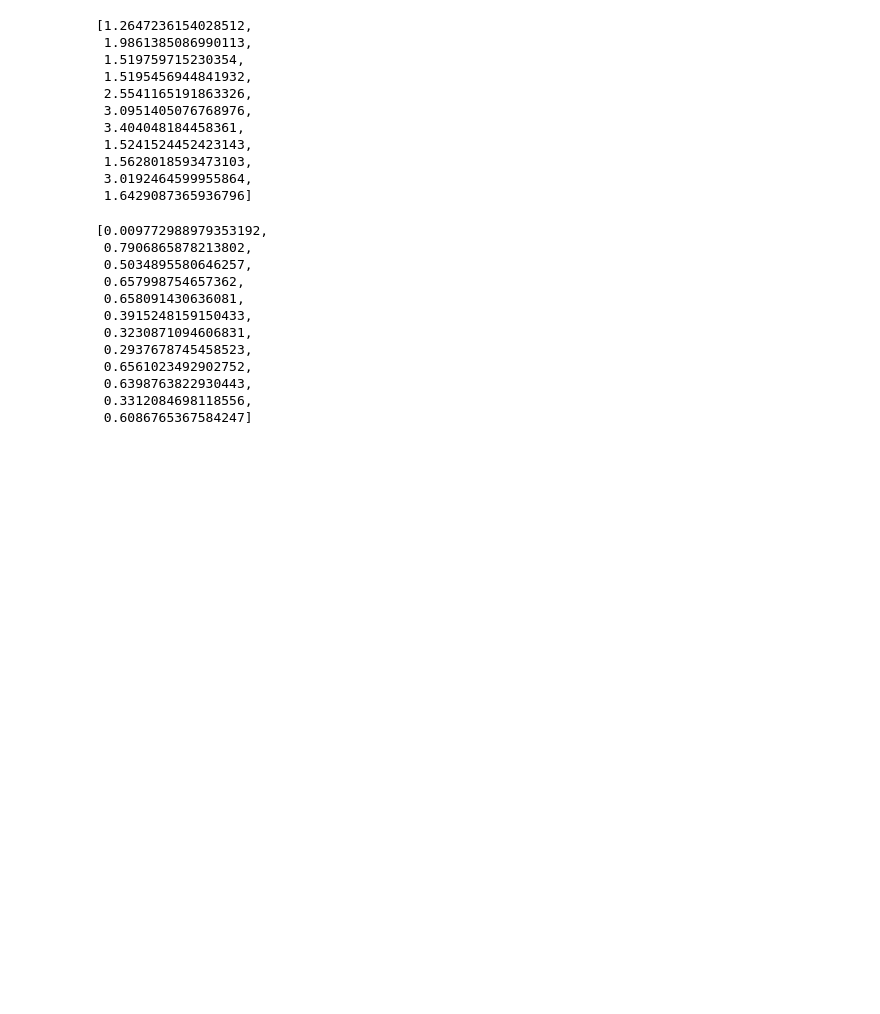
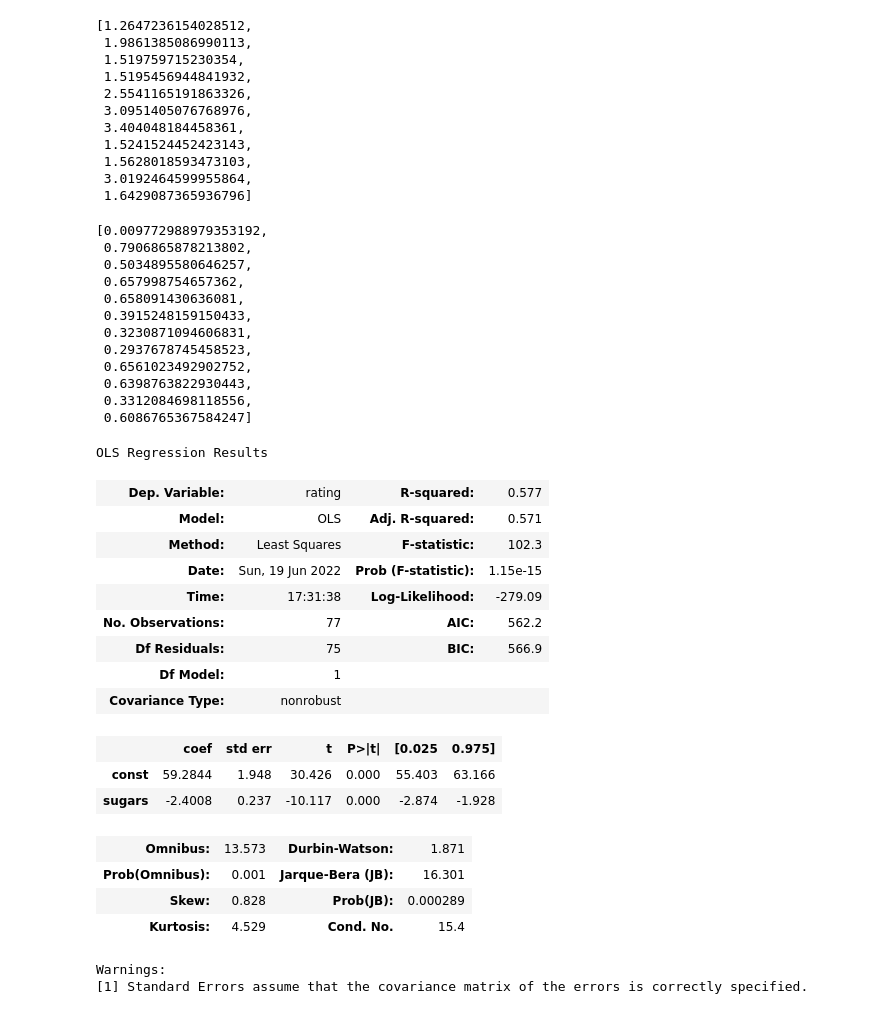
Before and after one commit to Juliet777/Econometrics1, a Jupyter notebook: linear_regression_full.ipynb, the cells around one changed output. Cells and saved outputs as stored; diff of their text form; code cells hidden in the pictures; blank space fills up the shorter version.

Commit message:
'linear_regression_full'

```diff
--- a/linear_regression_full.ipynb
+++ b/linear_regression_full.ipynb
@@ -348,3 +357,32 @@ tol
  0.6398763822930443,
  0.3312084698118556,
  0.6086765367584247]
+# %%
+y = df_new['rating']
+x = df_new['sugars']
+x = sm.add_constant(x)
+
+model = sm.OLS(y, x)
+result = model.fit()
+
+result.summary()
+# %% [output]
+OLS Regression Results
+| Dep. Variable: | rating | R-squared: | 0.577 |
+| Model: | OLS | Adj. R-squared: | 0.571 |
+| Method: | Least Squares | F-statistic: | 102.3 |
+| Date: | Sun, 19 Jun 2022 | Prob (F-statistic): | 1.15e-15 |
+| Time: | 17:31:38 | Log-Likelihood: | -279.09 |
+| No. Observations: | 77 | AIC: | 562.2 |
+| Df Residuals: | 75 | BIC: | 566.9 |
+| Df Model: | 1 |  |  |
+| Covariance Type: | nonrobust |  |  |
+|  | coef | std err | t | P>|t| | [0.025 | 0.975] |
+| const | 59.2844 | 1.948 | 30.426 | 0.000 | 55.403 | 63.166 |
+| sugars | -2.4008 | 0.237 | -10.117 | 0.000 | -2.874 | -1.928 |
+| Omnibus: | 13.573 | Durbin-Watson: | 1.871 |
+| Prob(Omnibus): | 0.001 | Jarque-Bera (JB): | 16.301 |
+| Skew: | 0.828 | Prob(JB): | 0.000289 |
+| Kurtosis: | 4.529 | Cond. No. | 15.4 |
+Warnings:
+[1] Standard Errors assume that the covariance matrix of the errors is correctly specified.
```
Also changed, not shown: parts of 5 cells of this notebook.
